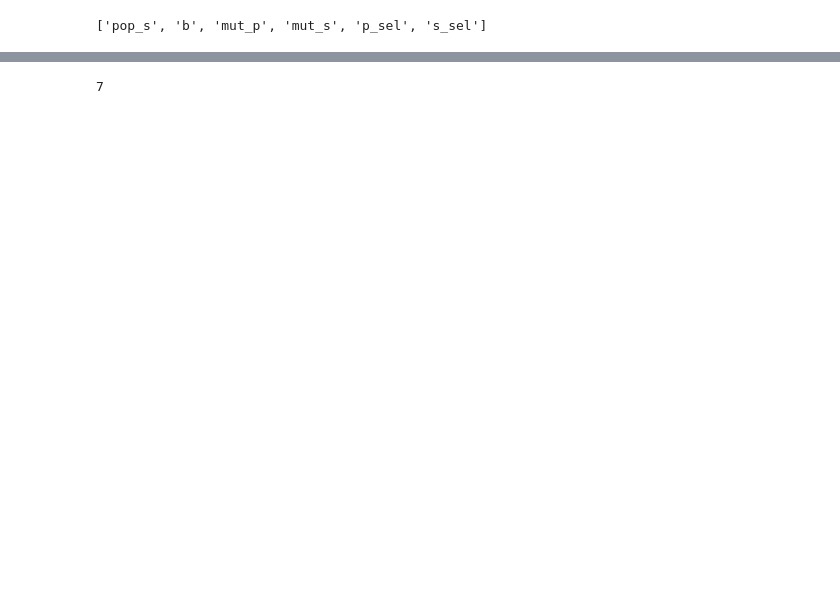
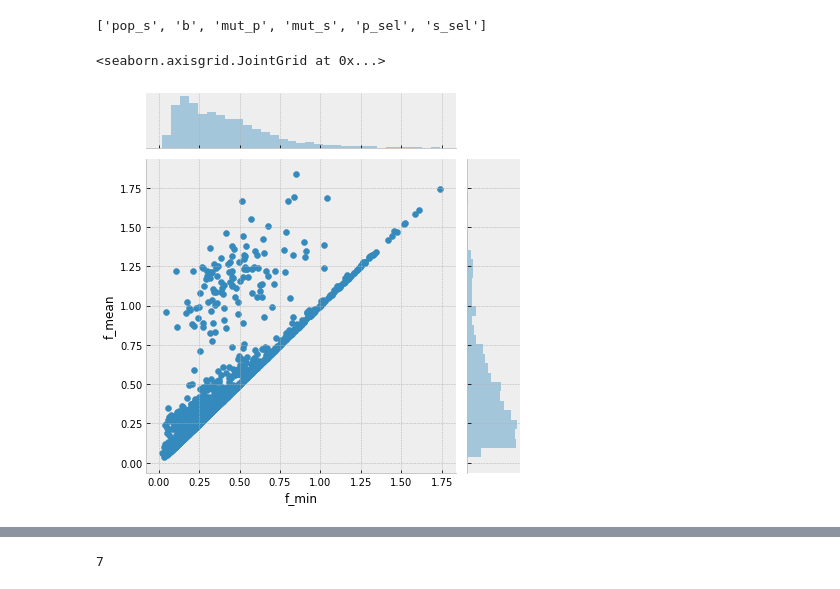
Before and after one commit to EloyRD/ThesisExp, a Jupyter notebook: EA_A_06_2LFact_Ana.ipynb, the cells around one changed output, grey strips where cells are left out. Saved outputs shown, nothing was run; the diff lists cells and outputs as text; code cells hidden in the pictures; blank space fills up the shorter version.

```diff
--- a/EA_A_06_2LFact_Ana.ipynb
+++ b/EA_A_06_2LFact_Ana.ipynb
@@ -41,3 +83,8 @@ doe.head()
 list(doe.columns[0:6])
 # %% [output]
 ['pop_s', 'b', 'mut_p', 'mut_s', 'p_sel', 's_sel']
+# %%
+sns.jointplot(x="f_min", y="f_mean", data=doe)
+# %% [output]
+<seaborn.axisgrid.JointGrid at 0x...>
+[figure, added]
```
Also changed, not shown: parts of 36 cells of this notebook, 4 other files.
